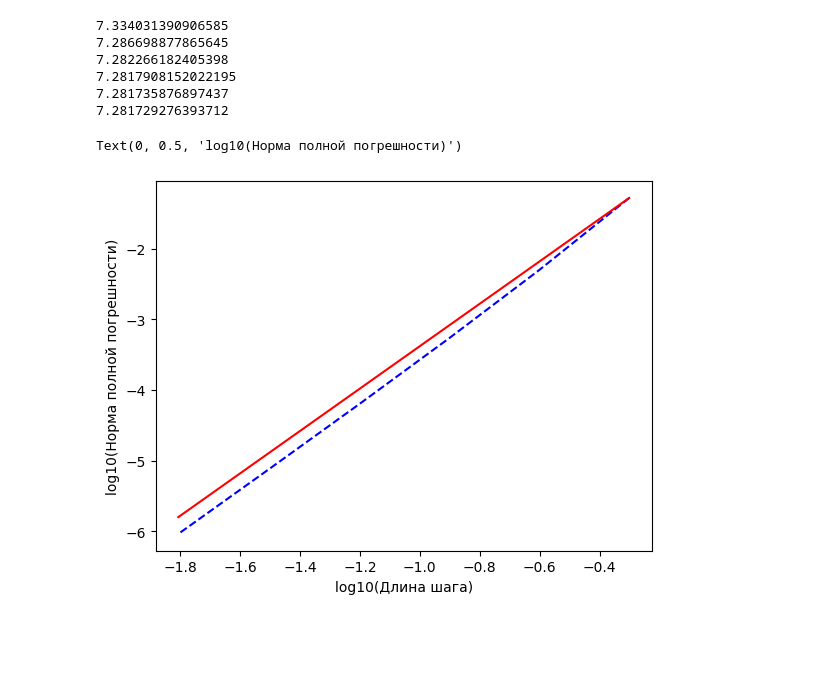
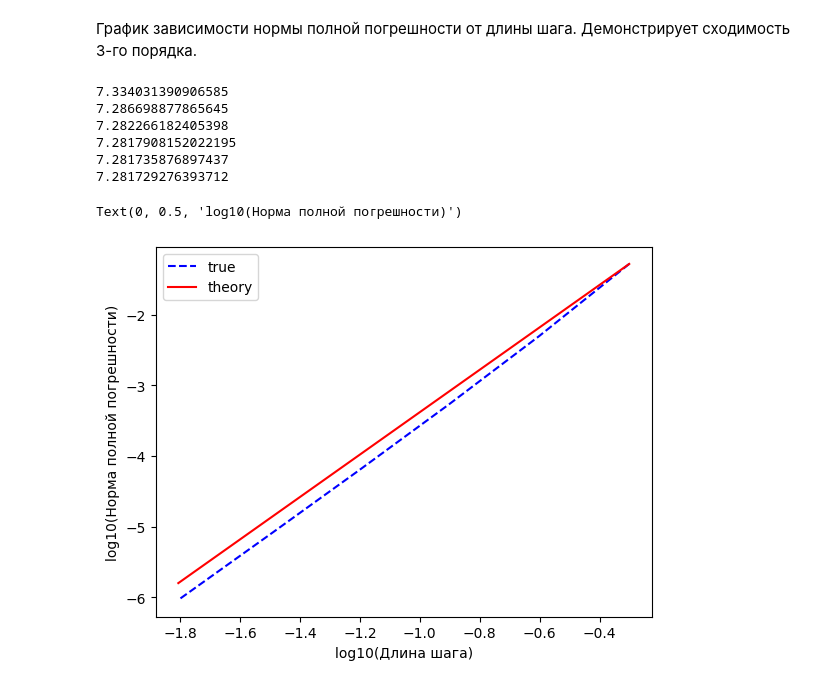
Before and after one commit to Lenoliums/dif_equations_2nd, a Jupyter notebook: DE.ipynb, the cells around one changed output. Cells and saved outputs as stored; diff of their text form; code cells hidden in the pictures; blank space fills up the shorter version.

```diff
--- a/DE.ipynb
+++ b/DE.ipynb
@@ -3,35 +3,38 @@ from cmath import exp, sqrt, cos, sin
 import numpy as np
 import matplotlib.pyplot as plt
 from Un import Dif_eq
+# %% [markdown]
+График зависимости нормы полной погрешности от длины шага. Демонстрирует сходимость 3-го порядка.
 # %%
 y0=[12,5]
 m,p,k=5,9,4
 x_start, x_end=0,2
 Eq =Dif_eq(m,p,k, y0, x_start, x_end)
 H=[]
 Norm_=[]
 for k in range(1, 7):
     h = 1 / (2 ** k)
     H.append(np.log10(h))
     Eq.change(h=h)
     res_ = Eq.methodRK_fixstep()[1]
     print(res_[-1][0])
     Norm_.append(float(np.log10(abs(res_[-1][0])-Eq.y_true(x_end))))
 y = (Norm_[0]) + 3*(np.array(H)-H[0])
 fig, ax = plt.subplots()
 ax.plot(H, Norm_, color='b', linestyle='--')
 ax.plot(H, y, 'r')
+ax.legend(['true', 'theory'])
 plt.xlabel("log10(Длина шага)")
 plt.ylabel("log10(Норма полной погрешности)")
 # %% [output]
 7.334031390906585
 7.286698877865645
 7.282266182405398
 7.2817908152022195
 7.281735876897437
 7.281729276393712
 Text(0, 0.5, 'log10(Норма полной погрешности)')
-[figure, old version]
+[figure, new version]
 # %%
 y0=[12,5]
 m,p,k=6,12,3
```
Also changed, not shown: parts of 5 cells of this notebook, 1 other file.
